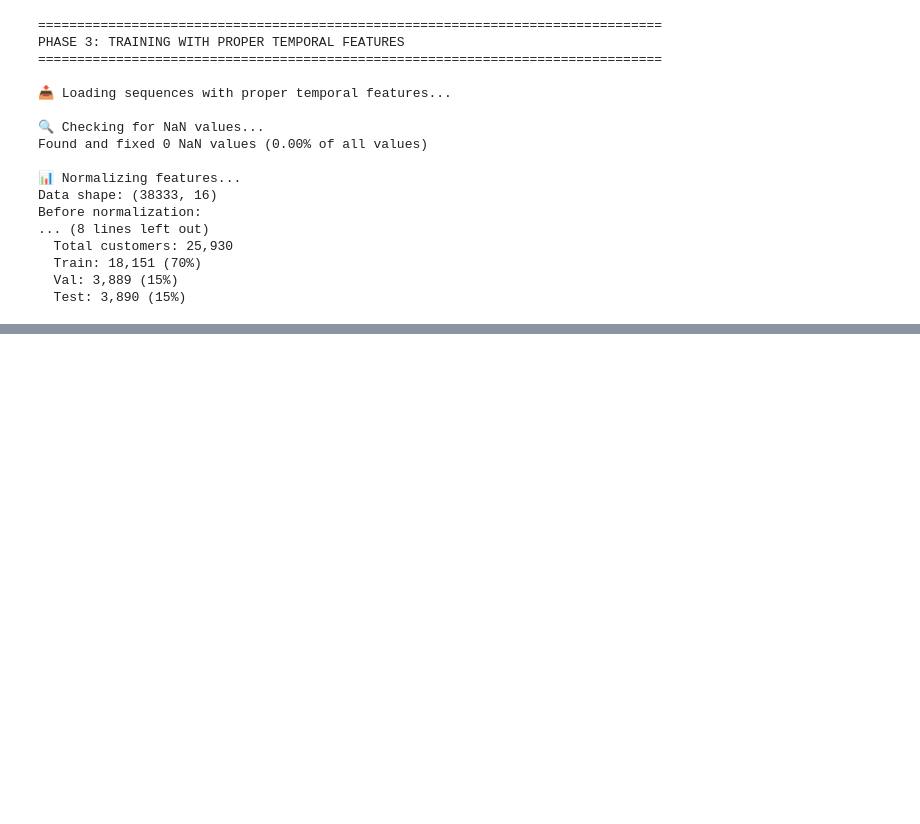
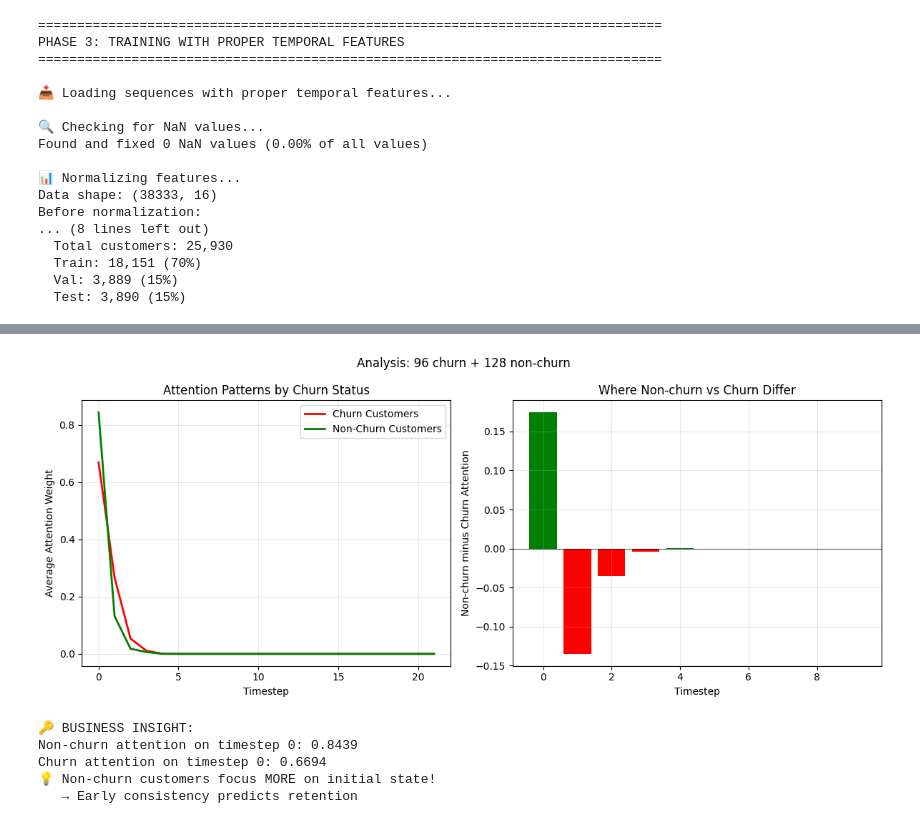
Before and after one commit to vslovik/ai-france-hvac, a Jupyter notebook: dl_attention_poc.ipynb, the cells around one changed output, grey strips where cells are left out. Saved outputs shown, nothing was run; the diff lists cells and outputs as text; code cells hidden in the pictures; blank space fills up the shorter version.

```diff
--- a/dl_attention_poc.ipynb
+++ b/dl_attention_poc.ipynb
@@ -3819,0 +5160,69 @@ else:
+# %%
+def visualize_churn_vs_nonchurn_attention_fixed(attention_matrix, targets):
+    """Fixed visualization"""
+    import matplotlib.pyplot as plt
+
+    # Fix: Use indices instead of boolean mask
+    churn_indices = np.where(targets == 1)[0]
+    non_churn_indices = np.where(targets == 0)[0]
+
+    # Ensure indices are within bounds
+    churn_indices = churn_indices[churn_indices < len(attention_matrix)]
+    non_churn_indices = non_churn_indices[non_churn_indices < len(attention_matrix)]
+
+    if len(churn_indices) == 0 or len(non_churn_indices) == 0:
+        print("⚠️  Not enough data for both classes")
+        return
+
+    churn_attention = attention_matrix[churn_indices].mean(axis=0)
+    non_churn_attention = attention_matrix[non_churn_indices].mean(axis=0)
+
+    fig, (ax1, ax2) = plt.subplots(1, 2, figsize=(12, 5))
+
+    # Plot 1: Comparison
+    timesteps = range(len(churn_attention))
+    ax1.plot(timesteps, churn_attention, 'r-', label='Churn Customers', linewidth=2)
+    ax1.plot(timesteps, non_churn_attention, 'g-', label='Non-Churn Customers', linewidth=2)
+    ax1.set_xlabel('Timestep')
+    ax1.set_ylabel('Average Attention Weight')
+    ax1.set_title('Attention Patterns by Churn Status')
+    ax1.legend()
+    ax1.grid(True, alpha=0.3)
+
+    # Plot 2: Difference
+    diff = non_churn_attention - churn_attention
+    colors = ['red' if d < 0 else 'green' for d in diff]
+
+    ax2.bar(timesteps[:10], diff[:10], color=colors[:10])
+    ax2.set_xlabel('Timestep')
+    ax2.set_ylabel('Non-churn minus Churn Attention')
+    ax2.set_title('Where Non-churn vs Churn Differ')
+    ax2.axhline(y=0, color='black', linestyle='-', linewidth=0.5)
+    ax2.grid(True, alpha=0.3)
+
+    plt.suptitle(f'Analysis: {len(churn_indices)} churn + {len(non_churn_indices)} non-churn',
+                 fontsize=12)
+    plt.tight_layout()
+    plt.show()
+
+    # Business interpretation
+    print(f"\n🔑 BUSINESS INSIGHT:")
+    print(f"Non-churn attention on timestep 0: {non_churn_attention[0]:.4f}")
+    print(f"Churn attention on timestep 0: {churn_attention[0]:.4f}")
+
+    if non_churn_attention[0] > churn_attention[0]:
+        print(f"💡 Non-churn customers focus MORE on initial state!")
+        print(f"   → Early consistency predicts retention")
+    else:
+        print(f"💡 Churn customers focus MORE on initial state!")
+        print(f"   → Early issues predict churn")
+
+# Run fixed visualization
+visualize_churn_vs_nonchurn_attention_fixed(attention_matrix, targets)
+# %% [output]
+[figure, added]
+🔑 BUSINESS INSIGHT:
+Non-churn attention on timestep 0: 0.8439
+Churn attention on timestep 0: 0.6694
+💡 Non-churn customers focus MORE on initial state!
+   → Early consistency predicts retention
```
Also changed, not shown: parts of 40 cells of this notebook, 5 other files.
